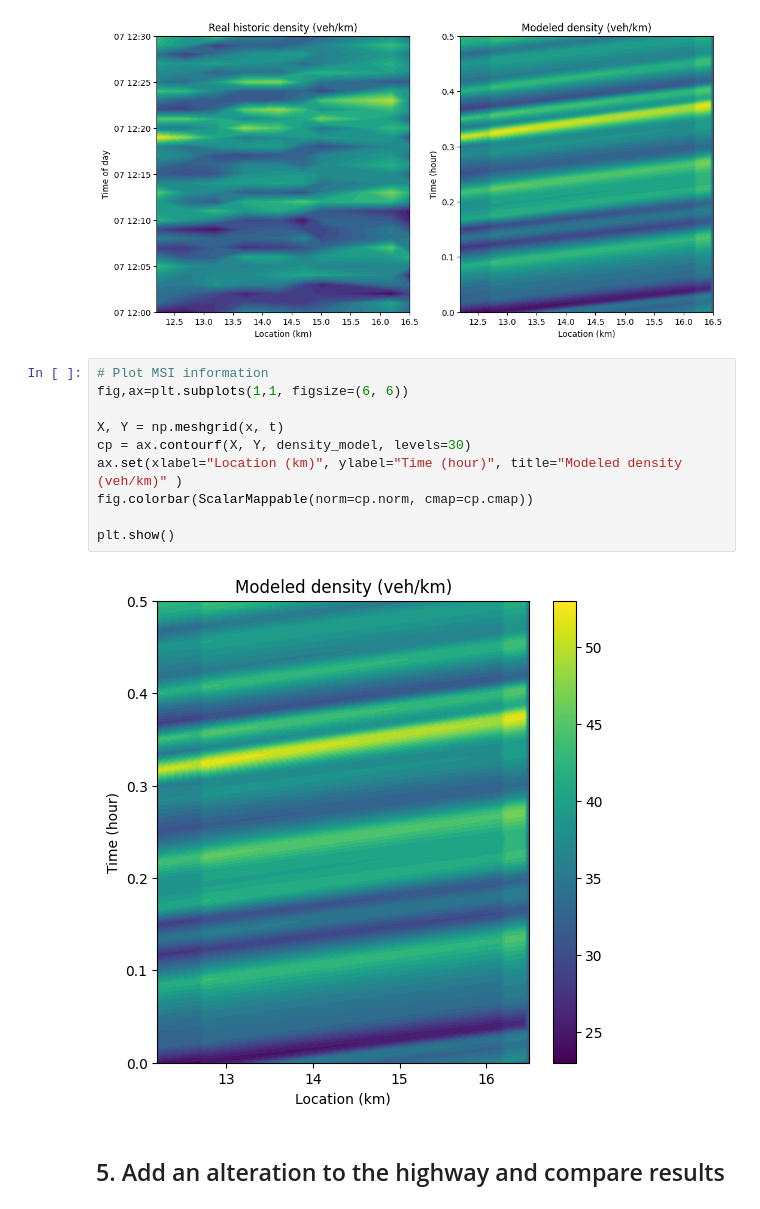
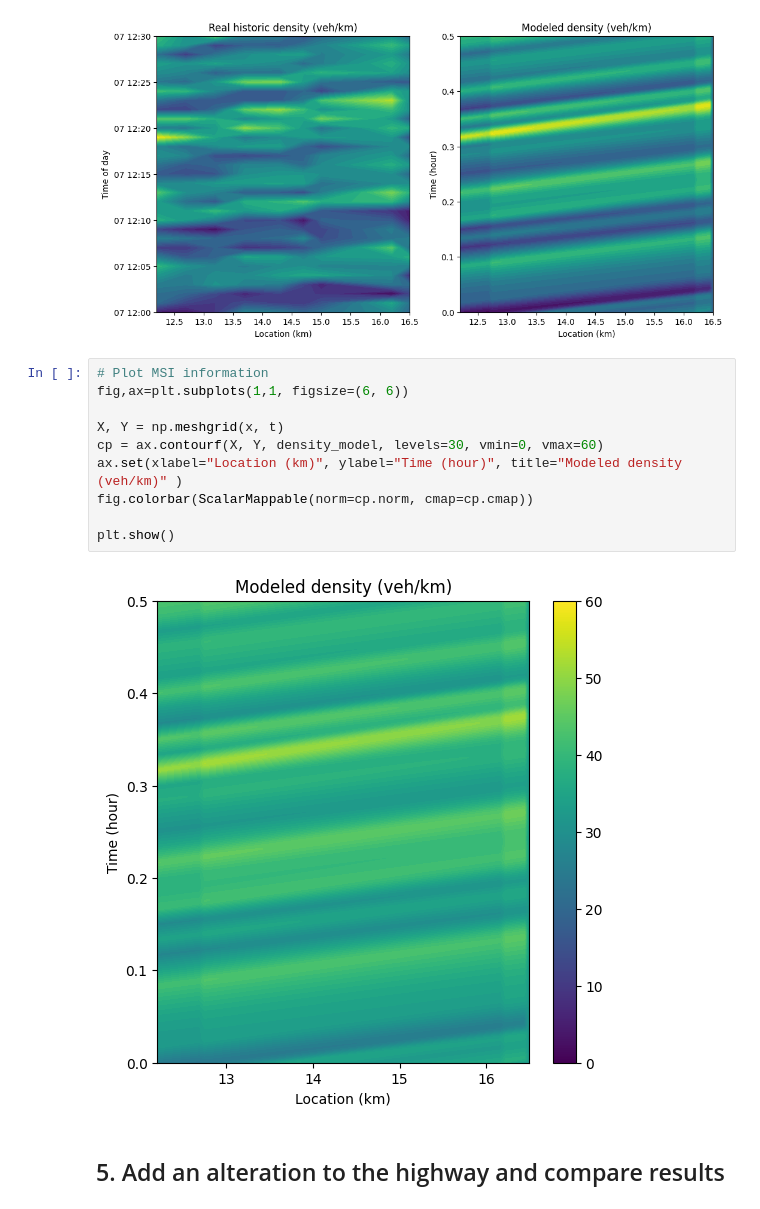
Before and after one commit to vossemeijssen/macroscopic_traffic_model, a Jupyter notebook: Applying_model_1 lane vs 2 lanes.ipynb, the cells around one changed output. Saved outputs shown, nothing was run; the diff lists cells and outputs as text.

```diff
--- a/Applying_model_1 lane vs 2 lanes.ipynb
+++ b/Applying_model_1 lane vs 2 lanes.ipynb
@@ -269,15 +269,15 @@ plt.show()
 # %%
 # Plot MSI information
 fig,ax=plt.subplots(1,1, figsize=(6, 6))
 
 X, Y = np.meshgrid(x, t)
-cp = ax.contourf(X, Y, density_model, levels=30)
+cp = ax.contourf(X, Y, density_model, levels=30, vmin=0, vmax=60)
 ax.set(xlabel="Location (km)", ylabel="Time (hour)", title="Modeled density (veh/km)" )
 fig.colorbar(ScalarMappable(norm=cp.norm, cmap=cp.cmap))
 
 plt.show()
 # %% [output]
-[figure, old version]
+[figure, new version]
 # %% [markdown]
 ##  5. Add an alteration to the highway and compare results
 # %%
```
Also changed, not shown: parts of 5 cells of this notebook, 1 other file.
